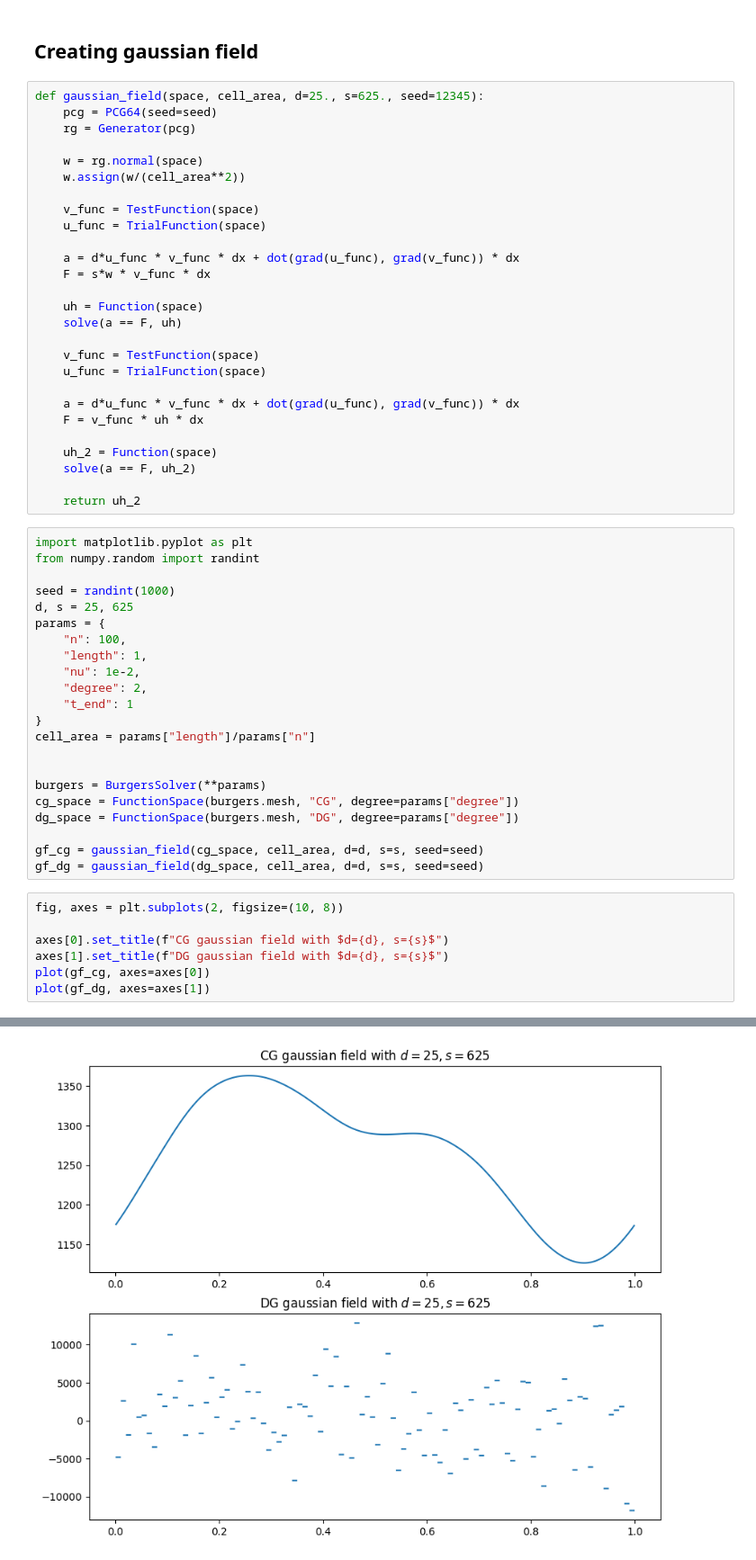
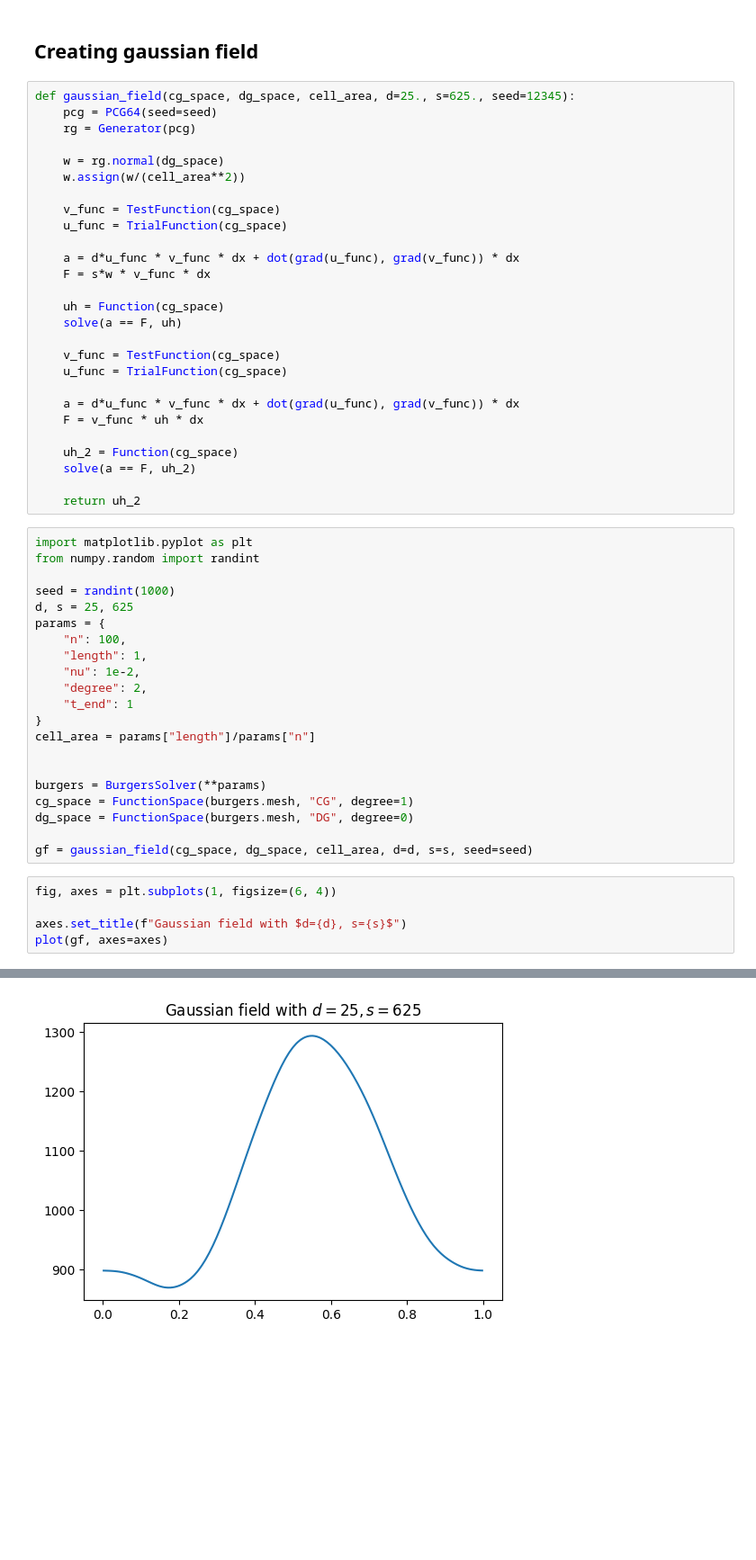
Before and after one commit to nadav7679/fem_neural_operator, a Jupyter notebook: playground/test.ipynb, the cells around one changed output, grey strips where cells are left out. Shown: that part at 90% size. Saved outputs shown, nothing was run; the diff lists cells and outputs as text; blank space fills up the shorter version.

Commit message:
Gaussian noise space fix

```diff
--- a/playground/test.ipynb
+++ b/playground/test.ipynb
@@ -63,29 +63,29 @@ Time Step ▣▣▣▣▣▣▣▣▣▣▣▣▣▣▣▣▣▣▣▣▣▣▣
 # %% [markdown]
 ## Creating gaussian field
 # %%
-def gaussian_field(space, cell_area, d=25., s=625., seed=12345):
+def gaussian_field(cg_space, dg_space, cell_area, d=25., s=625., seed=12345):
     pcg = PCG64(seed=seed)
     rg = Generator(pcg)
 
-    w = rg.normal(space)
+    w = rg.normal(dg_space)
     w.assign(w/(cell_area**2))
 
-    v_func = TestFunction(space)
-    u_func = TrialFunction(space)
+    v_func = TestFunction(cg_space)
+    u_func = TrialFunction(cg_space)
 
     a = d*u_func * v_func * dx + dot(grad(u_func), grad(v_func)) * dx
     F = s*w * v_func * dx
 
-    uh = Function(space)
+    uh = Function(cg_space)
     solve(a == F, uh)
 
-    v_func = TestFunction(space)
-    u_func = TrialFunction(space)
+    v_func = TestFunction(cg_space)
+    u_func = TrialFunction(cg_space)
 
     a = d*u_func * v_func * dx + dot(grad(u_func), grad(v_func)) * dx
     F = v_func * uh * dx
 
-    uh_2 = Function(space)
+    uh_2 = Function(cg_space)
     solve(a == F, uh_2)
 
     return uh_2
@@ -106,19 +106,16 @@ cell_area = params["length"]/params["n"]
 
 
 burgers = BurgersSolver(**params)
-cg_space = FunctionSpace(burgers.mesh, "CG", degree=params["degree"])
-dg_space = FunctionSpace(burgers.mesh, "DG", degree=params["degree"])
+cg_space = FunctionSpace(burgers.mesh, "CG", degree=1)
+dg_space = FunctionSpace(burgers.mesh, "DG", degree=0)
 
-gf_cg = gaussian_field(cg_space, cell_area, d=d, s=s, seed=seed)
-gf_dg = gaussian_field(dg_space, cell_area, d=d, s=s, seed=seed)
+gf = gaussian_field(cg_space, dg_space, cell_area, d=d, s=s, seed=seed)
 # %%
-fig, axes = plt.subplots(2, figsize=(10, 8))
+fig, axes = plt.subplots(1, figsize=(6, 4))
 
-axes[0].set_title(f"CG gaussian field with $d={d}, s={s}$")
-axes[1].set_title(f"DG gaussian field with $d={d}, s={s}$")
-plot(gf_cg, axes=axes[0])
-plot(gf_dg, axes=axes[1])
+axes.set_title(f"Gaussian field with $d={d}, s={s}$")
+plot(gf, axes=axes)
 # %% [output]
 [<firedrake.pyplot.mpl._FiredrakeFunctionPath at 0x...>]
-[figure, old version]
+[figure, new version]
 # %%
```
Also changed, not shown: parts of 2 cells of this notebook.
